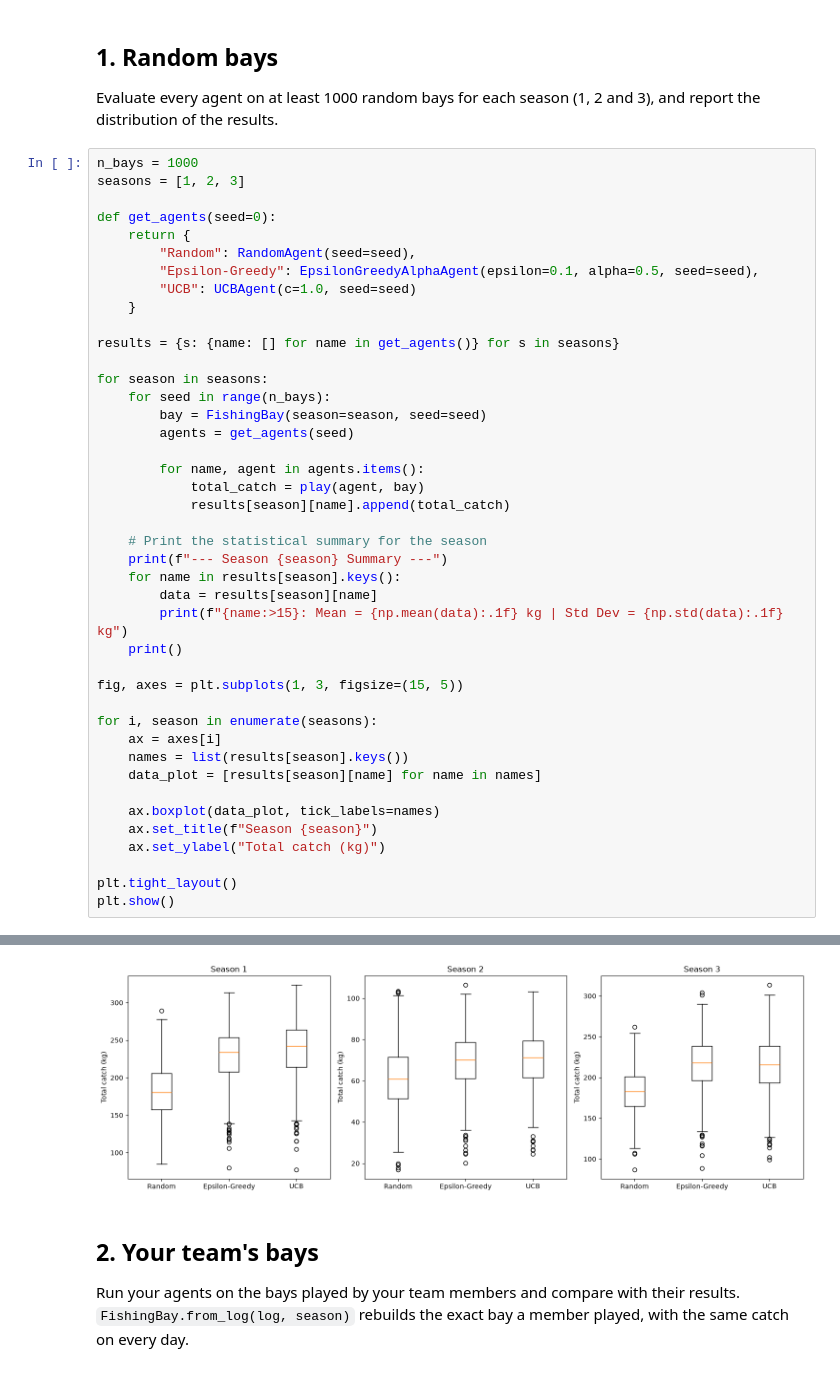
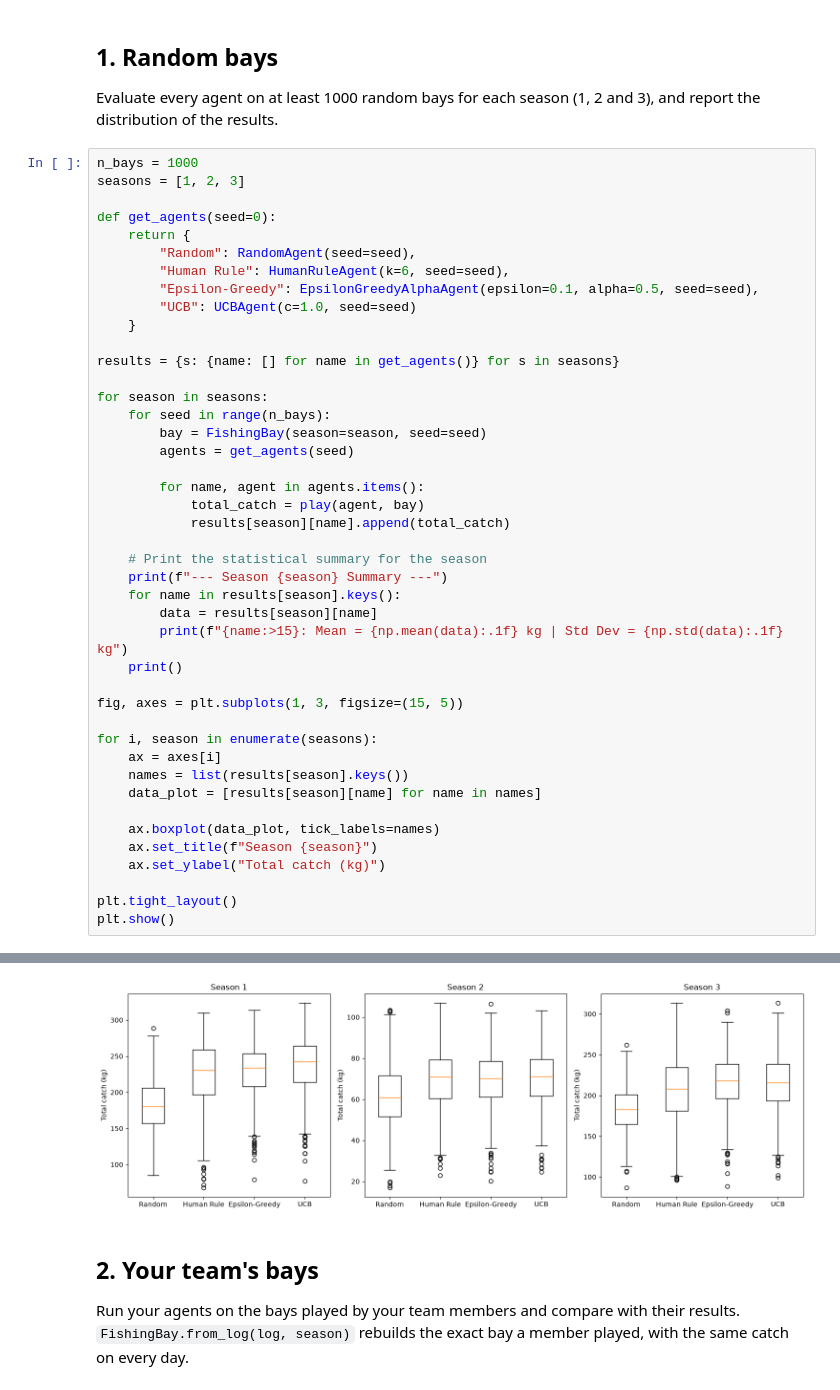
Before and after one commit to Carlos-Lugo-Torres/Reinforcement-Learning-and-Multi-Armed-Bandits, a Jupyter notebook: experiment.ipynb, the cells around one changed output, grey strips where cells are left out. Saved outputs shown, nothing was run; the diff lists cells and outputs as text.

```diff
--- a/experiment.ipynb
+++ b/experiment.ipynb
@@ -135,6 +131,7 @@ seasons = [1, 2, 3]
 def get_agents(seed=0):
     return {
         "Random": RandomAgent(seed=seed),
+        "Human Rule": HumanRuleAgent(k=6, seed=seed),
         "Epsilon-Greedy": EpsilonGreedyAlphaAgent(epsilon=0.1, alpha=0.5, seed=seed),
         "UCB": UCBAgent(c=1.0, seed=seed)
     }
@@ -186,6 +186,6 @@ plt.show()
  Epsilon-Greedy: Mean = 216.2 kg | Std Dev = 31.3 kg
             UCB: Mean = 214.3 kg | Std Dev = 34.3 kg
-[figure, old version]
+[figure, new version]
 # %% [markdown]
 ## 2. Your team's bays
 
```
Also changed, not shown: parts of 3 cells of this notebook.
